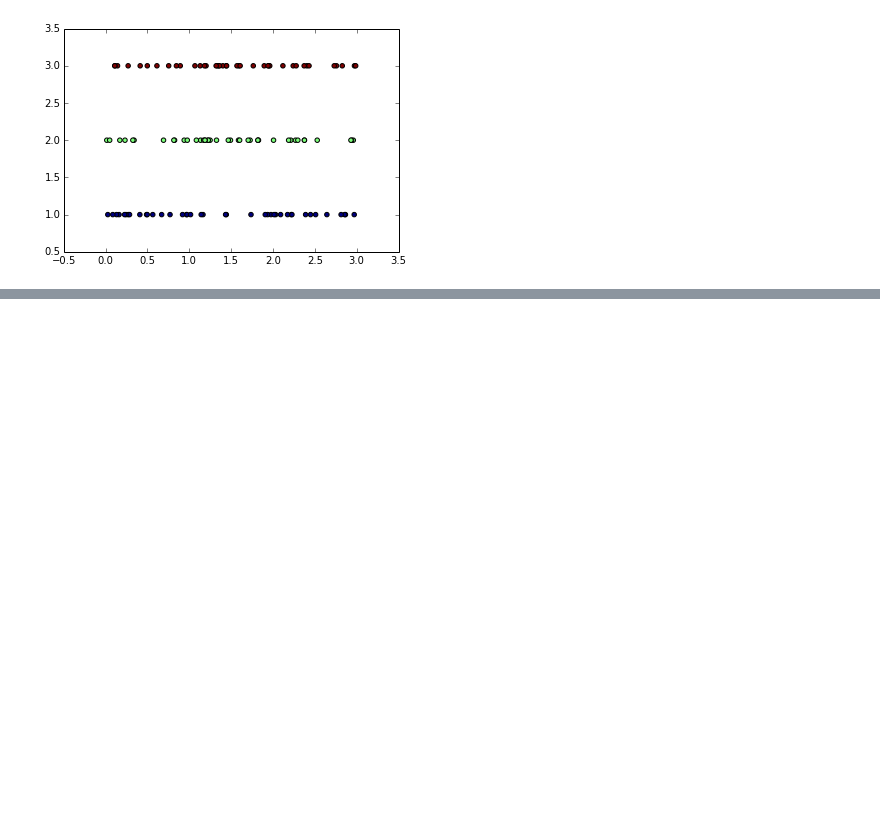
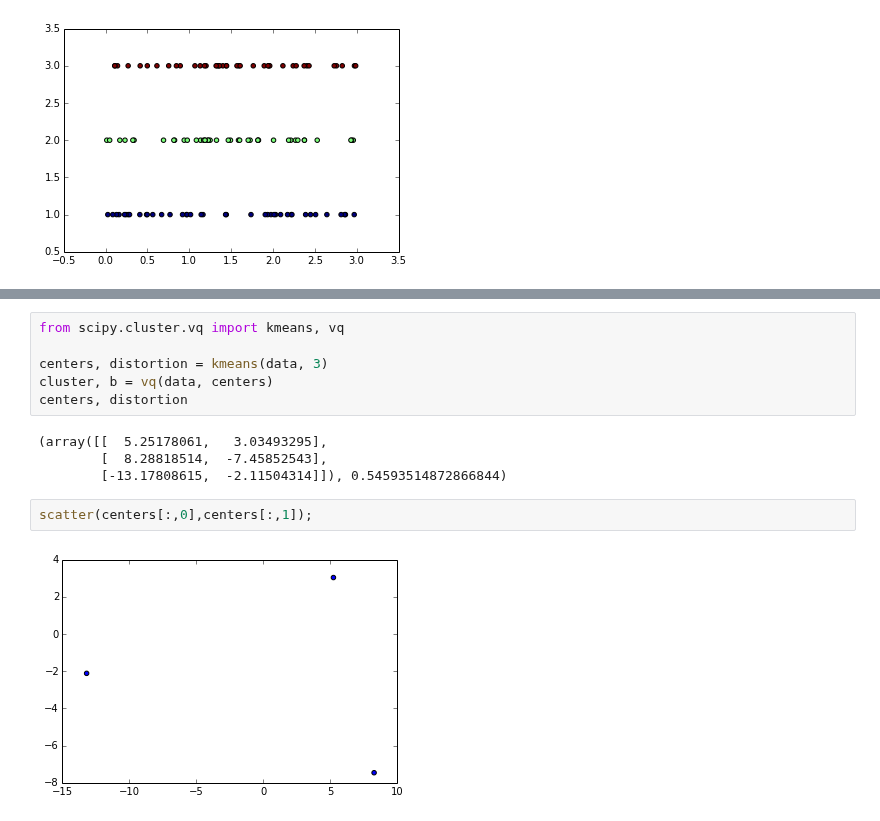
Before and after one commit to Chuphay/school, a Jupyter notebook: ML/Spectral.ipynb, the cells around one changed output, grey strips where cells are left out. Cells and saved outputs as stored; diff of their text form; blank space fills up the shorter version.

```diff
--- a/ML/Lin Alg.ipynb
+++ b/ML/Spectral.ipynb
@@ -323,0 +343,14 @@ pylab.show()
+# %%
+from scipy.cluster.vq import kmeans, vq
+
+centers, distortion = kmeans(data, 3)
+cluster, b = vq(data, centers)
+centers, distortion
+# %% [output]
+(array([[  5.25178061,   3.03493295],
+        [  8.28818514,  -7.45852543],
+        [-13.17808615,  -2.11504314]]), 0.54593514872866844)
+# %%
+scatter(centers[:,0],centers[:,1]);
+# %% [output]
+[figure, added]
```
Also changed, not shown: parts of 5 cells of this notebook.
